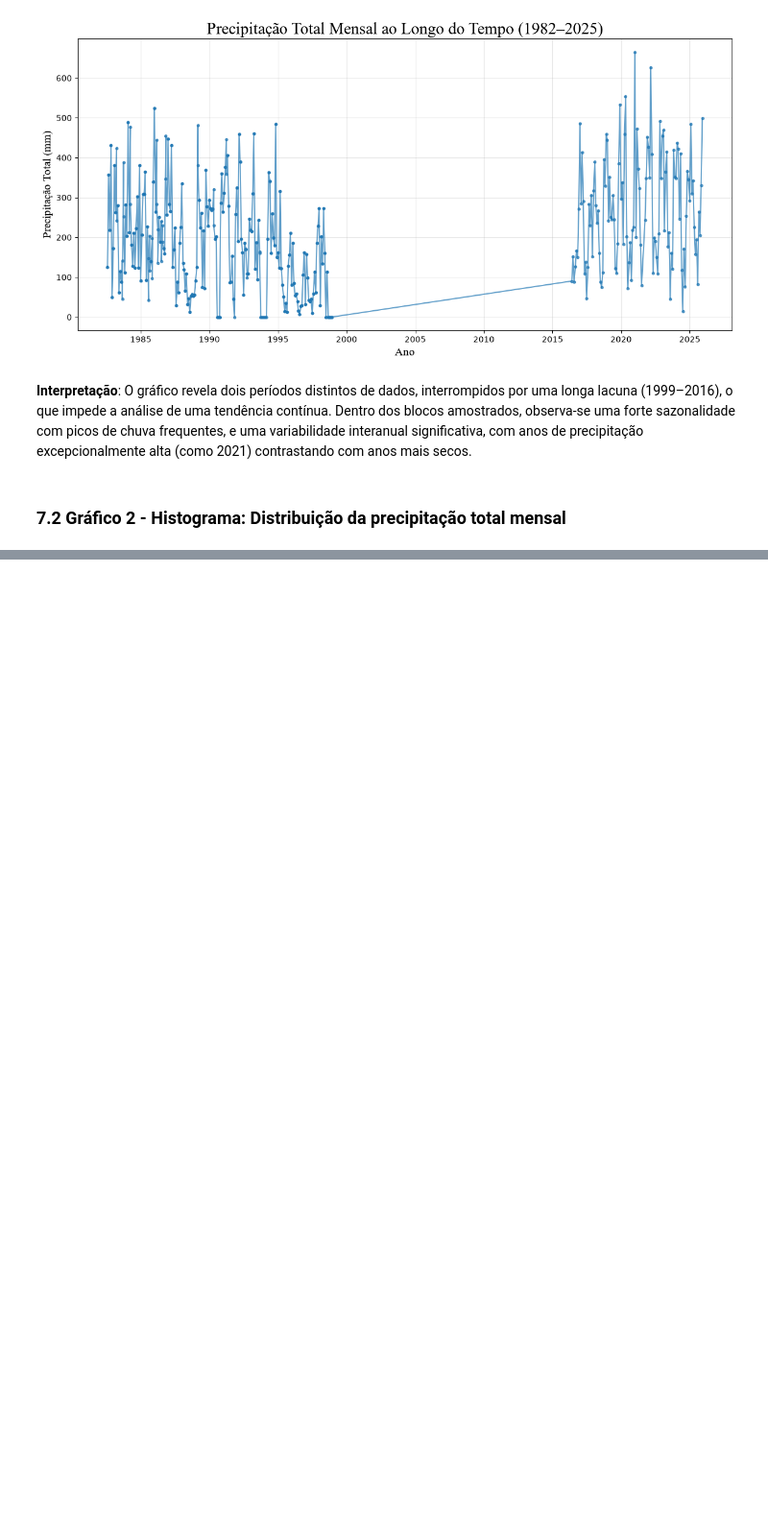
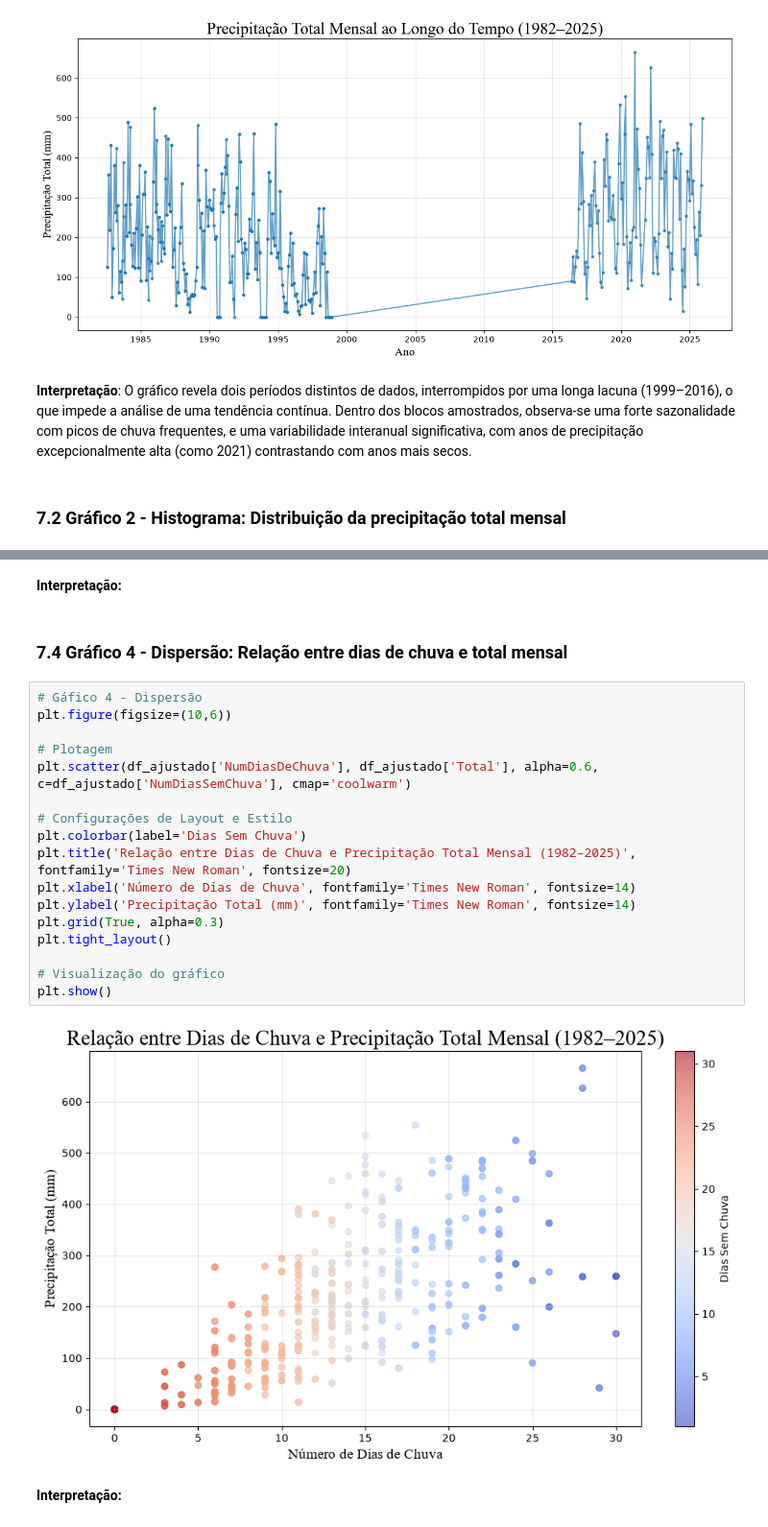
Before and after one commit to jonestiago/rainfall-timeseries-analysis, a Jupyter notebook: notebook/a_analise_exploratoria.ipynb, the cells around one changed output, grey strips where cells are left out. Shown at 96% size. Drawn from its saved outputs; the diff is of its cells as text; blank space fills up the shorter version.

```diff
--- a/notebook/a_analise_exploratoria.ipynb
+++ b/notebook/a_analise_exploratoria.ipynb
@@ -835,0 +888,25 @@ plt.show()
+# %% [markdown]
+**Interpretação:**
+# %% [markdown]
+### 7.4 Gráfico 4 - Dispersão: Relação entre dias de chuva e total mensal
+# %%
+# Gáfico 4 - Dispersão
+plt.figure(figsize=(10,6))
+
+# Plotagem
+plt.scatter(df_ajustado['NumDiasDeChuva'], df_ajustado['Total'], alpha=0.6, c=df_ajustado['NumDiasSemChuva'], cmap='coolwarm')
+
+# Configurações de Layout e Estilo
+plt.colorbar(label='Dias Sem Chuva')
+plt.title('Relação entre Dias de Chuva e Precipitação Total Mensal (1982–2025)', fontfamily='Times New Roman', fontsize=20)
+plt.xlabel('Número de Dias de Chuva', fontfamily='Times New Roman', fontsize=14)
+plt.ylabel('Precipitação Total (mm)', fontfamily='Times New Roman', fontsize=14)
+plt.grid(True, alpha=0.3)
+plt.tight_layout()
+
+# Visualização do gráfico
+plt.show()
+# %% [output]
+[figure, added]
+# %% [markdown]
+**Interpretação:**
```
Also changed, not shown: parts of 6 cells of this notebook.
